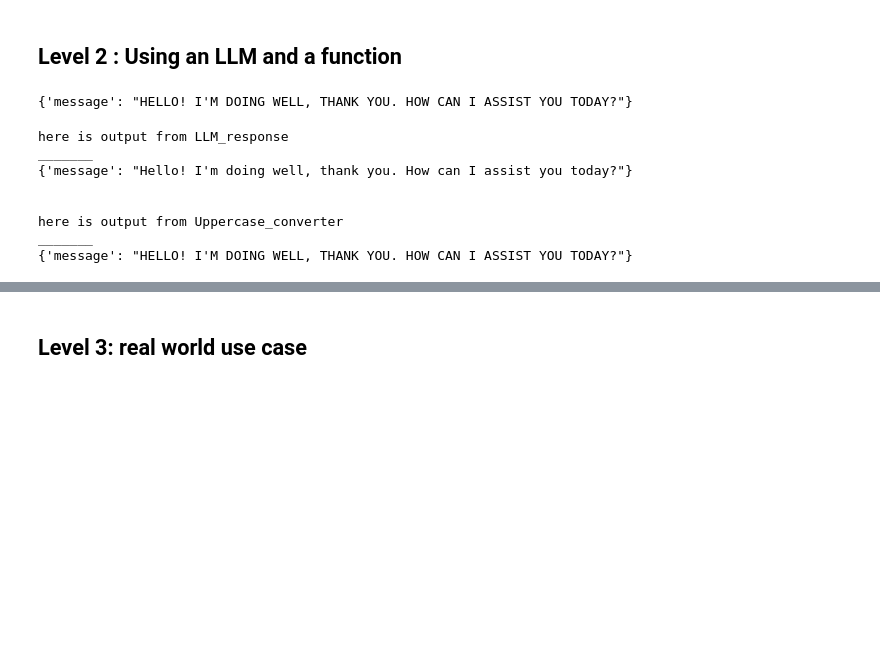
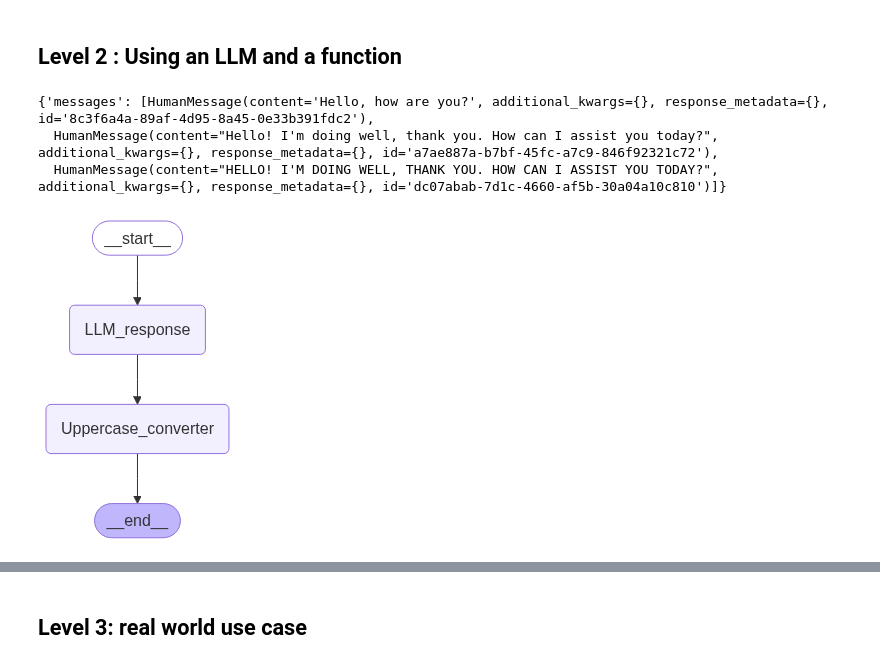
Before and after one commit to spcCodes/devday_hyd_agents, a Jupyter notebook: part1_basics_langgraph/session1_basics_langgraph.ipynb, the cells around one changed output, grey strips where cells are left out. Saved outputs shown, nothing was run; the diff lists cells and outputs as text; code cells hidden in the pictures; blank space fills up the shorter version.

```diff
--- a/part1_basics_langgraph/session1_basics_langgraph.ipynb
+++ b/part1_basics_langgraph/session1_basics_langgraph.ipynb
@@ -100,27 +129,23 @@ _______
 # %% [markdown]
 ## Level 2 : Using an LLM and a function
 # %%
-def get_response_from_llm(state):
+def get_response_from_llm(state: State):
     """
     This function will get the response from the LLM
-
     """
-
-    state["message"]  = state.get("message", "")
-
-    response = model.invoke(state["message"]).content
-
-    return {"message": response}
+    user_input = state["messages"][0].content
+    response = model.invoke(user_input).content
+    return {"messages": [response]}
 
 
-def convert_to_uppercase(state):
+def convert_to_uppercase(state:State):
     """
     This function will convert the message to uppercase
     """
-    response_from_llm = state["message"]
-    state["message"] = response_from_llm.upper()
+    response_from_llm = state["messages"][-1].content
+    uppercase_output = response_from_llm.upper()
 
-    return state
+    return {"messages": [uppercase_output]}
 # %%
 # define the workflow
 
@@ -132,18 +157,13 @@ workflow.add_edge("LLM_response" , "Uppercase_converter")
 workflow.add_edge("Uppercase_converter" , END)
 app = workflow.compile()
 # %%
-app.invoke({"message": "Hello, how are you?"})
+app.invoke({"messages": "Hello, how are you?"})
 # %% [output]
-{'message': "HELLO! I'M DOING WELL, THANK YOU. HOW CAN I ASSIST YOU TODAY?"}
+{'messages': [HumanMessage(content='Hello, how are you?', additional_kwargs={}, response_metadata={}, id='8c3f6a4a-89af-4d95-8a45-0e33b391fdc2'),
+  HumanMessage(content="Hello! I'm doing well, thank you. How can I assist you today?", additional_kwargs={}, response_metadata={}, id='a7ae887a-b7bf-45fc-a7c9-846f92321c72'),
+  HumanMessage(content="HELLO! I'M DOING WELL, THANK YOU. HOW CAN I ASSIST YOU TODAY?", additional_kwargs={}, response_metadata={}, id='dc07abab-7d1c-4660-af5b-30a04a10c810')]}
 # %%
-stream_output(app, {"message": "Hello, how are you?"})
+display_graph(app)
 # %% [output]
-here is output from LLM_response
-_______
-{'message': "Hello! I'm doing well, thank you. How can I assist you today?"}
-
-
-here is output from Uppercase_converter
-_______
-{'message': "HELLO! I'M DOING WELL, THANK YOU. HOW CAN I ASSIST YOU TODAY?"}
+[figure, added]
 # %%
```
Also changed, not shown: parts of 19 cells of this notebook, 5 other files.
